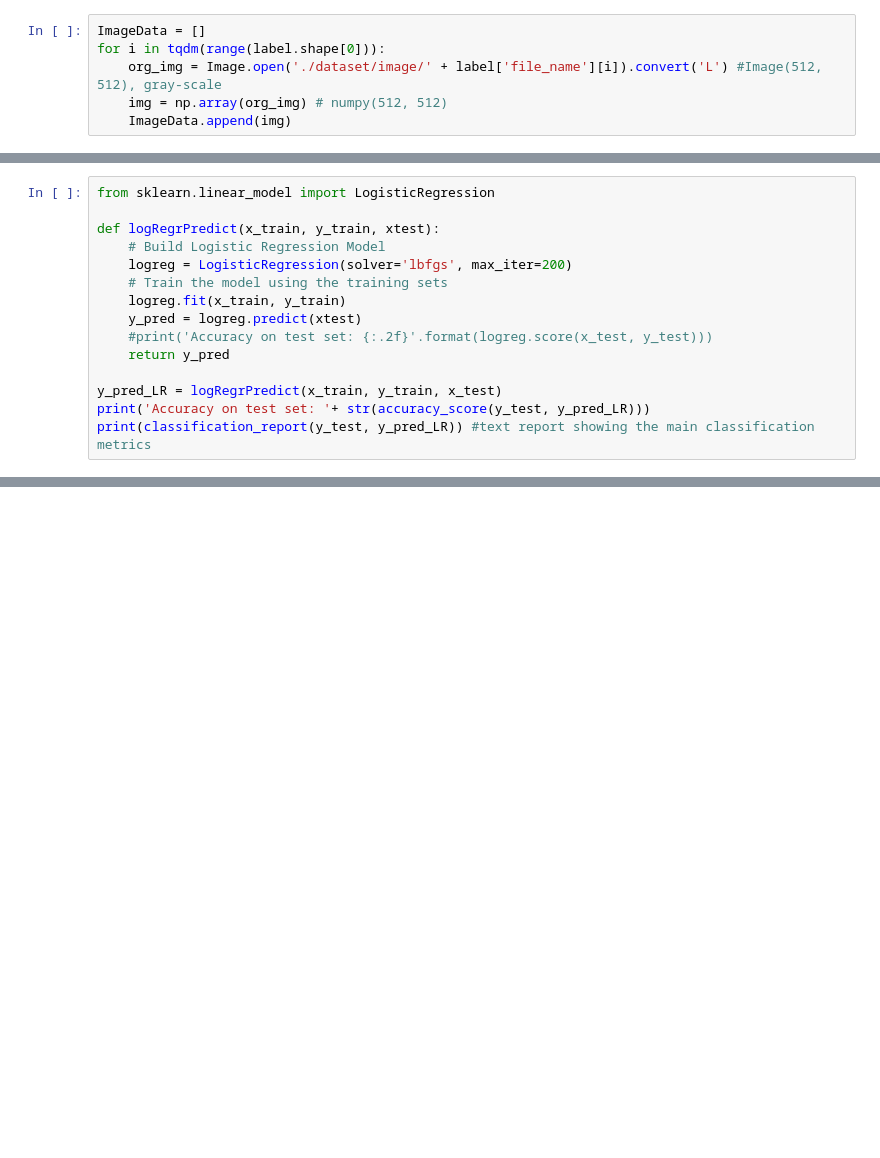
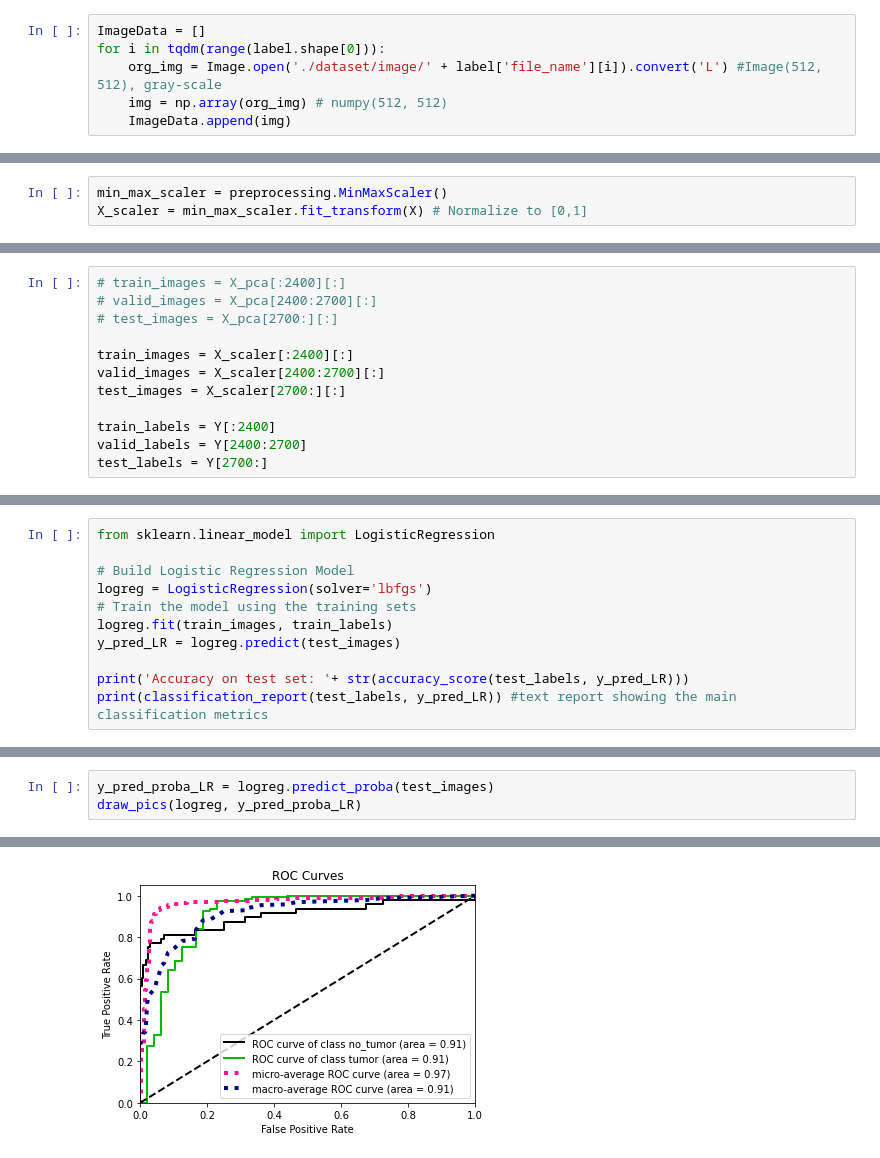
Before and after one commit to Lavender517/AMLS-Image-Classification, a Jupyter notebook: ml-taskA.ipynb, the cells around one changed output, grey strips where cells are left out. Saved outputs shown, nothing was run; the diff lists cells and outputs as text; blank space fills up the shorter version.

```diff
--- a/ml-taskA.ipynb
+++ b/ml-taskA.ipynb
@@ -39,0 +36,3 @@ x_train.shape
+# %%
+min_max_scaler = preprocessing.MinMaxScaler()
+X_scaler = min_max_scaler.fit_transform(X) # Normalize to [0,1]
@@ -39,0 +52,12 @@ x_train.shape
+# %%
+# train_images = X_pca[:2400][:]
+# valid_images = X_pca[2400:2700][:]
+# test_images = X_pca[2700:][:]
+
+train_images = X_scaler[:2400][:]
+valid_images = X_scaler[2400:2700][:]
+test_images = X_scaler[2700:][:]
+
+train_labels = Y[:2400]
+valid_labels = Y[2400:2700]
+test_labels = Y[2700:]
@@ -40,16 +89,12 @@ x_train.shape
 # %%
 from sklearn.linear_model import LogisticRegression
 
-def logRegrPredict(x_train, y_train, xtest):
-    # Build Logistic Regression Model
-    logreg = LogisticRegression(solver='lbfgs', max_iter=200)
-    # Train the model using the training sets
-    logreg.fit(x_train, y_train)
-    y_pred = logreg.predict(xtest)
-    #print('Accuracy on test set: {:.2f}'.format(logreg.score(x_test, y_test)))
-    return y_pred
+# Build Logistic Regression Model
+logreg = LogisticRegression(solver='lbfgs')
+# Train the model using the training sets
+logreg.fit(train_images, train_labels)
+y_pred_LR = logreg.predict(test_images)
 
-y_pred_LR = logRegrPredict(x_train, y_train, x_test)
-print('Accuracy on test set: '+ str(accuracy_score(y_test, y_pred_LR)))
-print(classification_report(y_test, y_pred_LR)) #text report showing the main classification metrics
+print('Accuracy on test set: '+ str(accuracy_score(test_labels, y_pred_LR)))
+print(classification_report(test_labels, y_pred_LR)) #text report showing the main classification metrics
 # %% [output]
@@ -64,0 +117,4 @@ weighted avg       0.91      0.91      0.91       750
+# %%
+y_pred_proba_LR = logreg.predict_proba(test_images)
+draw_pics(logreg, y_pred_proba_LR)
+# %% [output]
@@ -64,0 +138 @@ weighted avg       0.91      0.91      0.91       750
+[figure, added]
```
Also changed, not shown: parts of 11 cells of this notebook, 52 other files.
